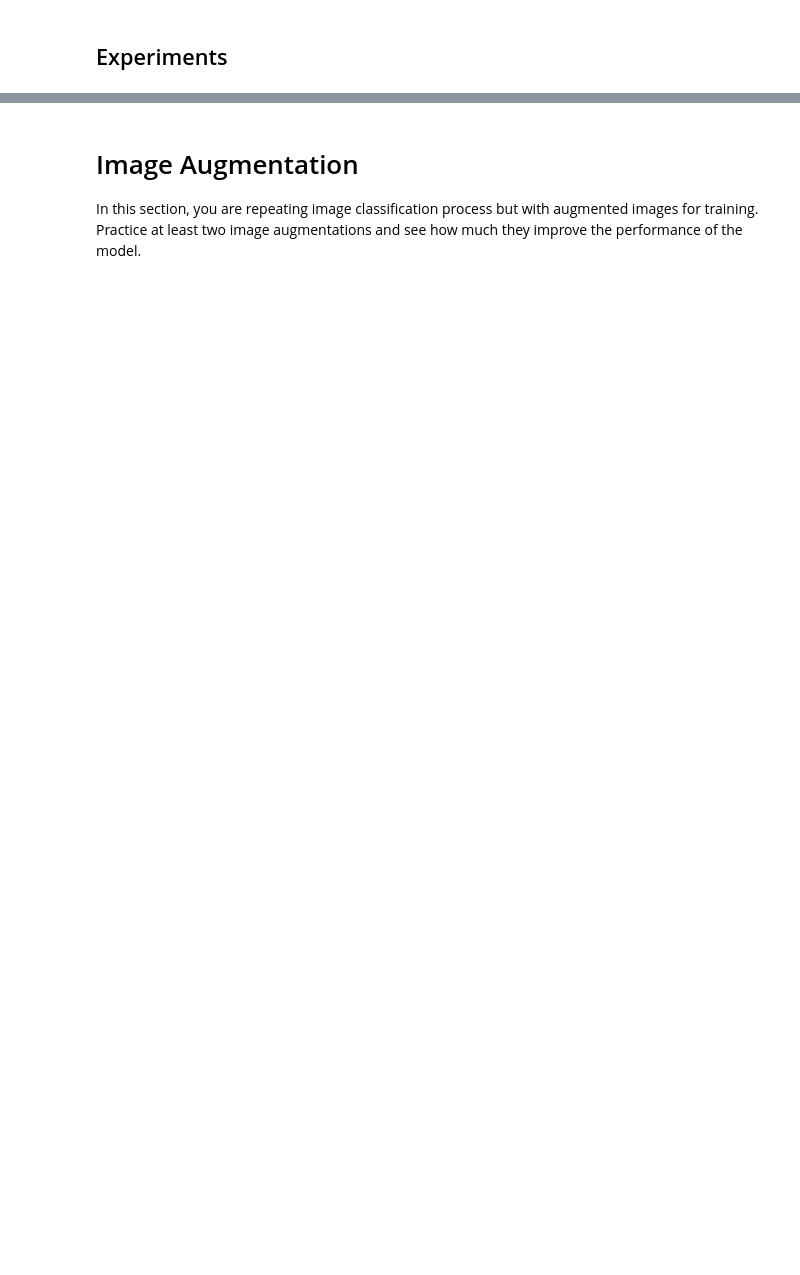
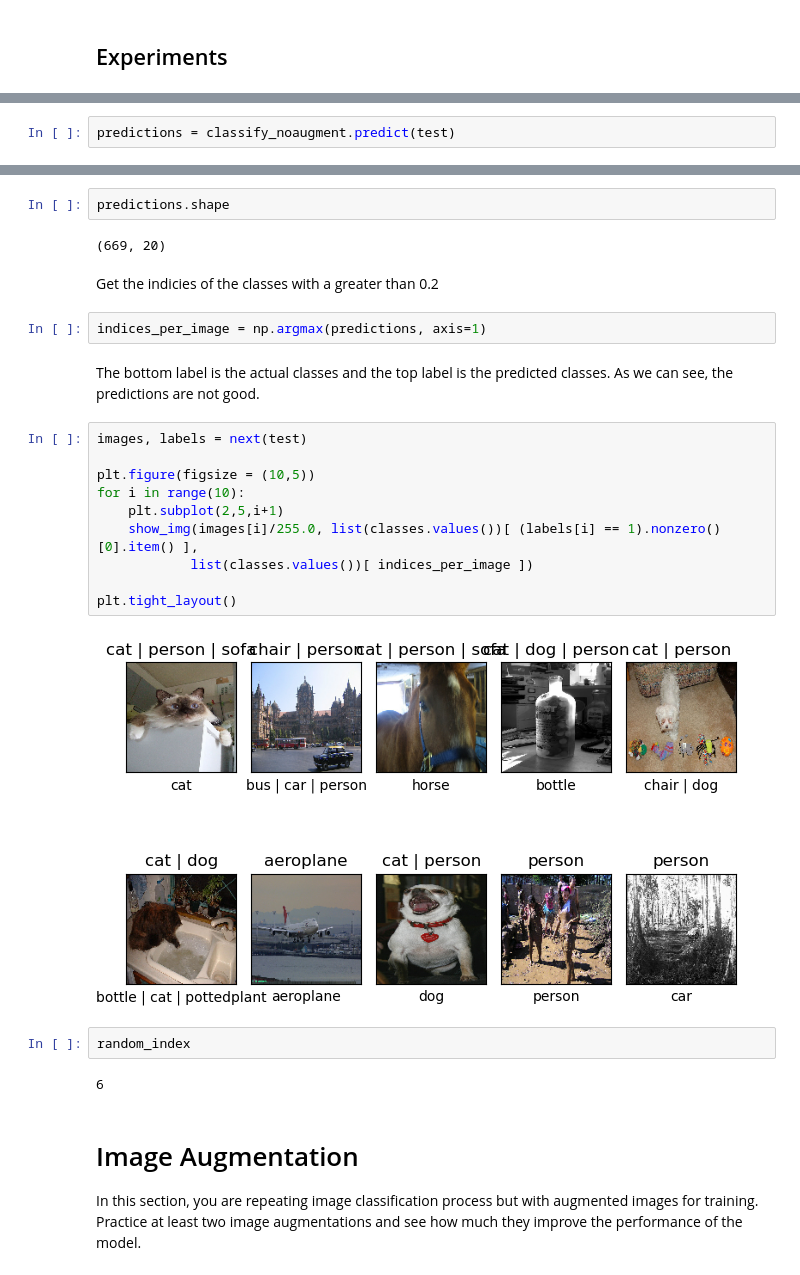
Before and after one commit to Abeoseh/deep_learning, a Jupyter notebook: assignments/assignment2/Assign2.ipynb, the cells around one changed output, grey strips where cells are left out. Saved outputs shown, nothing was run; the diff lists cells and outputs as text; blank space fills up the shorter version.

```diff
--- a/assignments/assignment2/Assign2.ipynb
+++ b/assignments/assignment2/Assign2.ipynb
@@ -41,0 +325,2 @@ Place these items under the following Method and Experiment subsections.
+# %%
+predictions = classify_noaugment.predict(test)
@@ -42,3 +329,29 @@ Place these items under the following Method and Experiment subsections.
+# %%
+predictions.shape
+# %% [output]
+(669, 20)
+# %% [markdown]
+Get the indicies of the classes with a greater than 0.2
+# %%
+indices_per_image = np.argmax(predictions, axis=1)
+# %% [markdown]
+The bottom label is the actual classes and the top label is the predicted classes. As we can see, the predictions are not good.
+# %%
+images, labels = next(test)
+
+plt.figure(figsize = (10,5))
+for i in range(10):
+    plt.subplot(2,5,i+1)
+    show_img(images[i]/255.0, list(classes.values())[ (labels[i] == 1).nonzero()[0].item() ],
+            list(classes.values())[ indices_per_image ])
+
+plt.tight_layout()
+# %% [output]
+[figure, added]
+# %%
+random_index
+# %% [output]
+6
 # %% [markdown]
 # Image Augmentation
 
```
Also changed, not shown: parts of 32 cells of this notebook, 7 other files.
